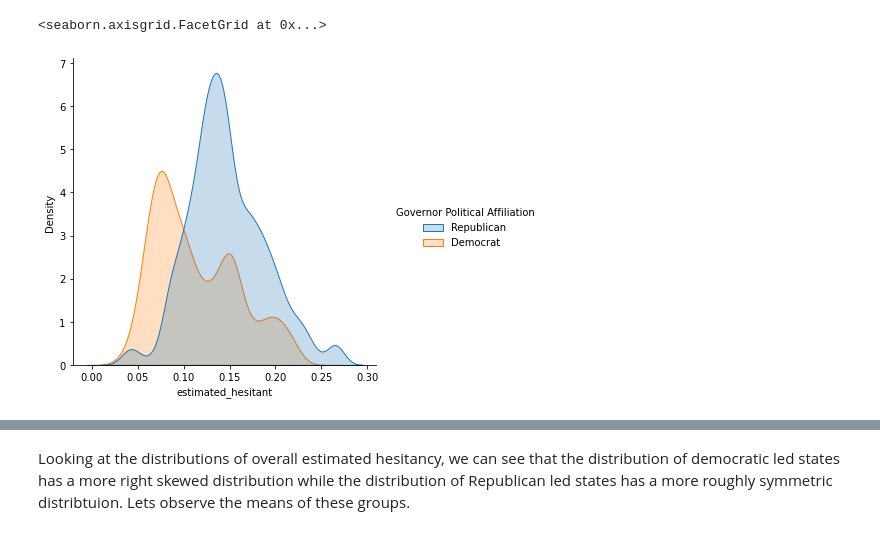
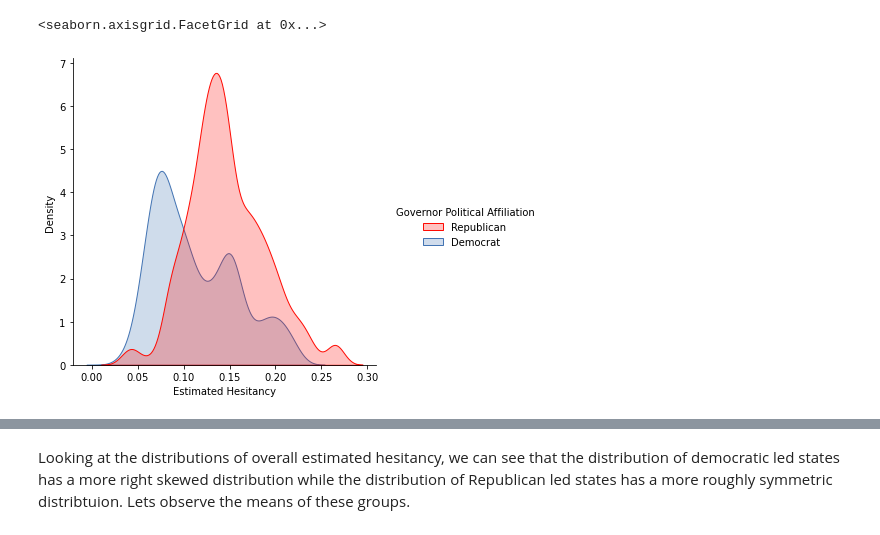
Before and after one commit to gspiga/STAT141Bfinal, a Jupyter notebook: notebooks/cdc-vaccine-hesitancy-politcal-party.ipynb, the cells around one changed output, grey strips where cells are left out. Cells and saved outputs as stored; diff of their text form; code cells hidden in the pictures.

Commit message:
Adding x axis and color pallete to density plot

```diff
--- a/notebooks/cdc-vaccine-hesitancy-politcal-party.ipynb
+++ b/notebooks/cdc-vaccine-hesitancy-politcal-party.ipynb
@@ -82,19 +82,24 @@ polihes_df[cols] = polihes_df[cols].apply(pd.to_numeric, errors="coerce", axis=1
 # %%
 # Lets look at the distributions of over all hesitancy
 # p9.ggplot(polihes_df, p9.aes(x = 'estimated_hesitant', y = ..density.., fill = 'Governor Political Affiliation', color = 'Governor Political Affiliation' )) + p9.geom_density(alpha = 0.3)
-sns.displot(
+# Creating custom color pallete
+colors = ["#FF0B04", "#4374B3"]
+sns.set_palette(sns.color_palette(colors))
+
+poli_dens = sns.displot(
     data=polihes_df,
     x="estimated_hesitant",
     hue="Governor Political Affiliation",
     fill=True,
     kind="kde",
 )
+poli_dens.set(xlabel="Estimated Hesitancy")
 # %% [output]
 <seaborn.axisgrid.FacetGrid at 0x...>
-[figure, old version]
+[figure, new version]
 [interactive output not drawn]
-# %% [markdown]
-Looking at the distributions of overall estimated hesitancy, we can see that the distribution of democratic led states has a more right skewed distribution while the distribution of Republican led states has a more roughly symmetric distribtuion. Lets observe the means of these groups.
+# %% [markdown]
+Looking at the distributions of overall estimated hesitancy, we can see that the distribution of democratic led states has a more right skewed distribution while the distribution of Republican led states has a more roughly symmetric distribtuion. Lets observe the means of these groups.
 # %%
 polihes_df.groupby(["Governor Political Affiliation"]).mean()
 # %% [output]
```
Also changed, not shown: parts of 4 cells of this notebook.
